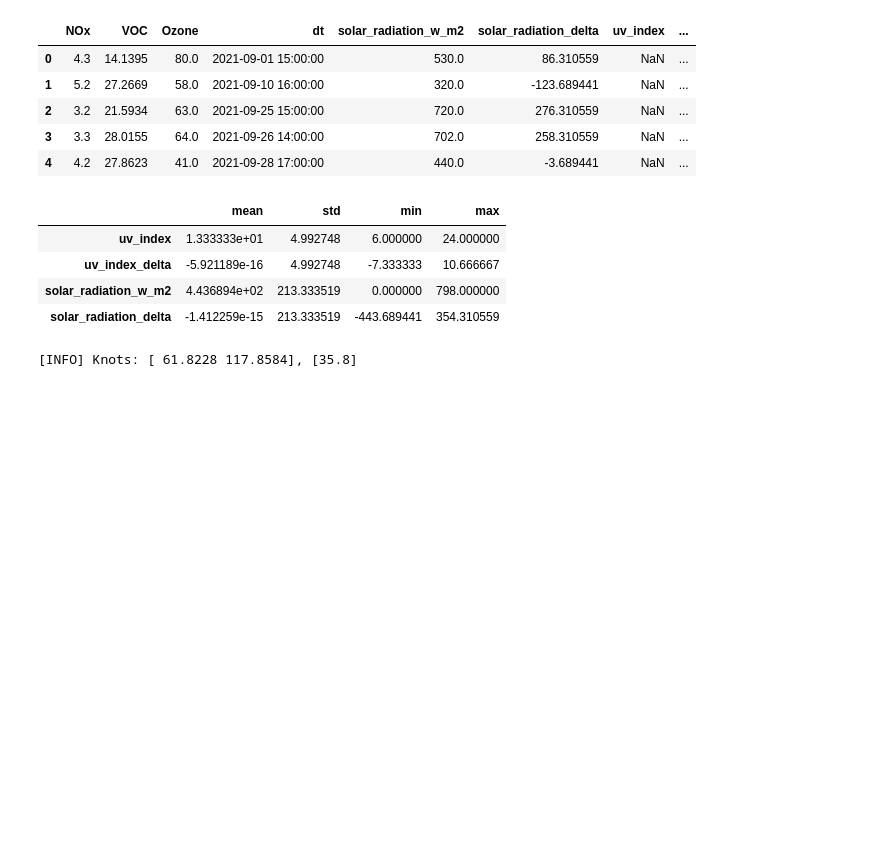
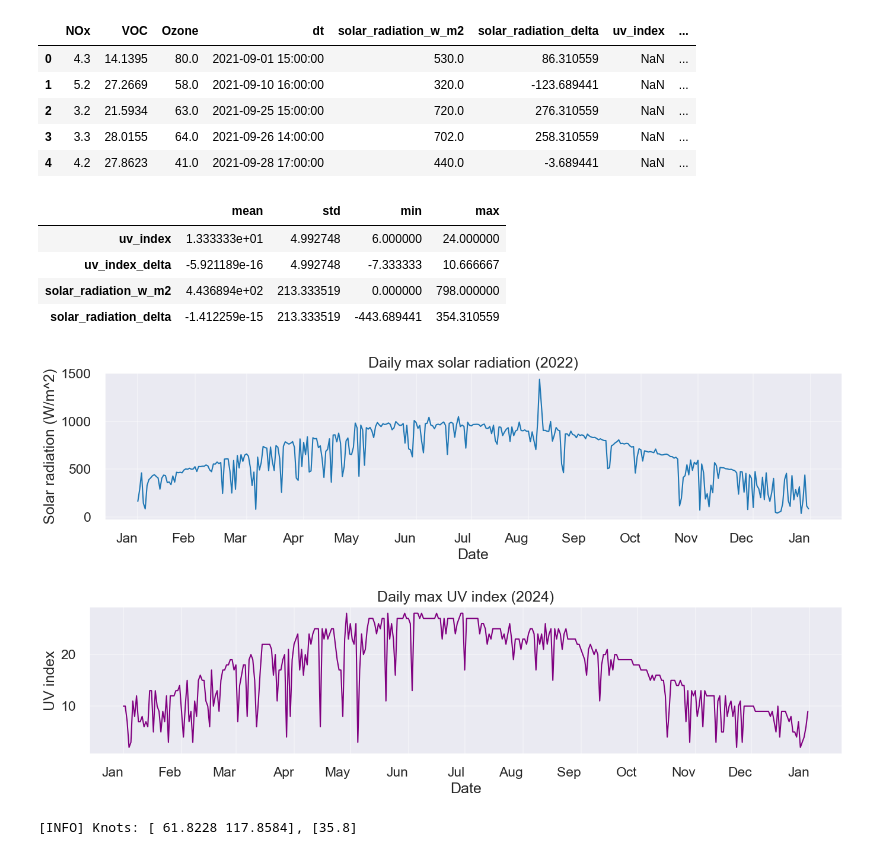
Before and after one commit to isaa-sudweeks/Isopleths, a Jupyter notebook: Notebooks/No_Smoke_Max_Fall.ipynb, the cells around one changed output. Cells and saved outputs as stored; diff of their text form; code cells hidden in the pictures; blank space fills up the shorter version.

Commit message:
Add function for daily max plots of solar radiation and UV index

```diff
--- a/Notebooks/No_Smoke_Max_Fall.ipynb
+++ b/Notebooks/No_Smoke_Max_Fall.ipynb
@@ -175,6 +175,53 @@ summary_stats
 | uv_index_delta | -5.921189e-16 | 4.992748 | -7.333333 | 10.666667 |
 | solar_radiation_w_m2 | 4.436894e+02 | 213.333519 | 0.000000 | 798.000000 |
 | solar_radiation_delta | -1.412259e-15 | 213.333519 | -443.689441 | 354.310559 |
+# %%
+import matplotlib.dates as mdates
+
+
+def _plot_daily_max(series, year, ylabel, title, color):
+    year_mask = series.index.year == year
+    yearly_series = series.loc[year_mask]
+    if yearly_series.empty:
+        print(f'No data available for {title.lower()}.')
+        return
+
+    daily_max = yearly_series.resample('D').max().dropna()
+    if daily_max.empty:
+        print(f'Data for {title.lower()} has no daily maxima to plot.')
+        return
+
+    fig, ax = plt.subplots(figsize=(14, 4))
+    ax.plot(daily_max.index, daily_max.values, color=color, linewidth=1.5)
+    ax.set_title(title)
+    ax.set_ylabel(ylabel)
+    ax.set_xlabel('Date')
+    ax.xaxis.set_major_locator(mdates.MonthLocator())
+    ax.xaxis.set_major_formatter(mdates.DateFormatter('%b'))
+    ax.grid(alpha=0.35)
+    fig.autofmt_xdate(rotation=0)
+    plt.tight_layout()
+    plt.show()
+
+
+_plot_daily_max(
+    solar_radiation,
+    year=2022,
+    ylabel='Solar radiation (W/m^2)',
+    title='Daily max solar radiation (2022)',
+    color='#1f77b4'
+)
+
+_plot_daily_max(
+    uv_hourly,
+    year=2024,
+    ylabel='UV index',
+    title='Daily max UV index (2024)',
+    color='#800080'
+)
+# %% [output]
+[figure, added]
+[figure, added]
 # %%
 
 def plot_isopleth_with_radiation(data: pd.DataFrame, config: dict) -> None:
```
